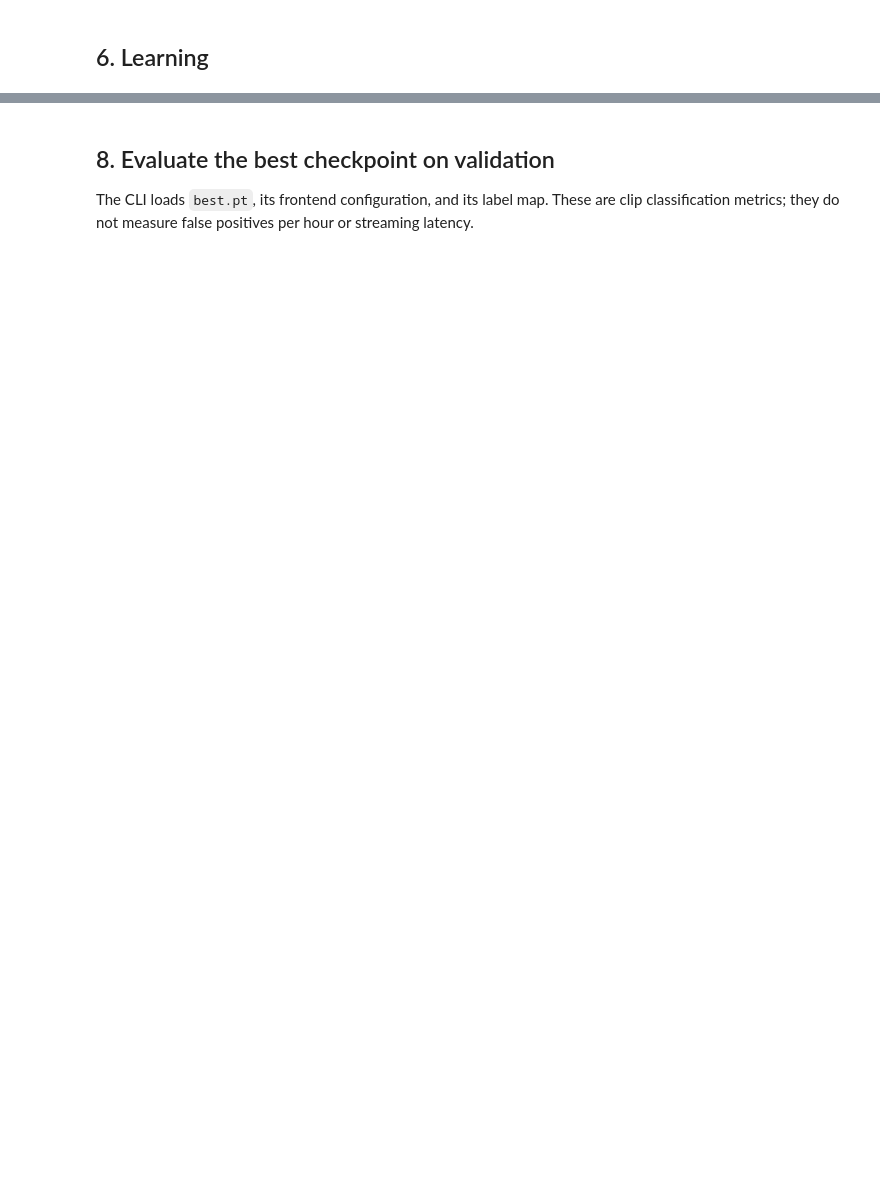
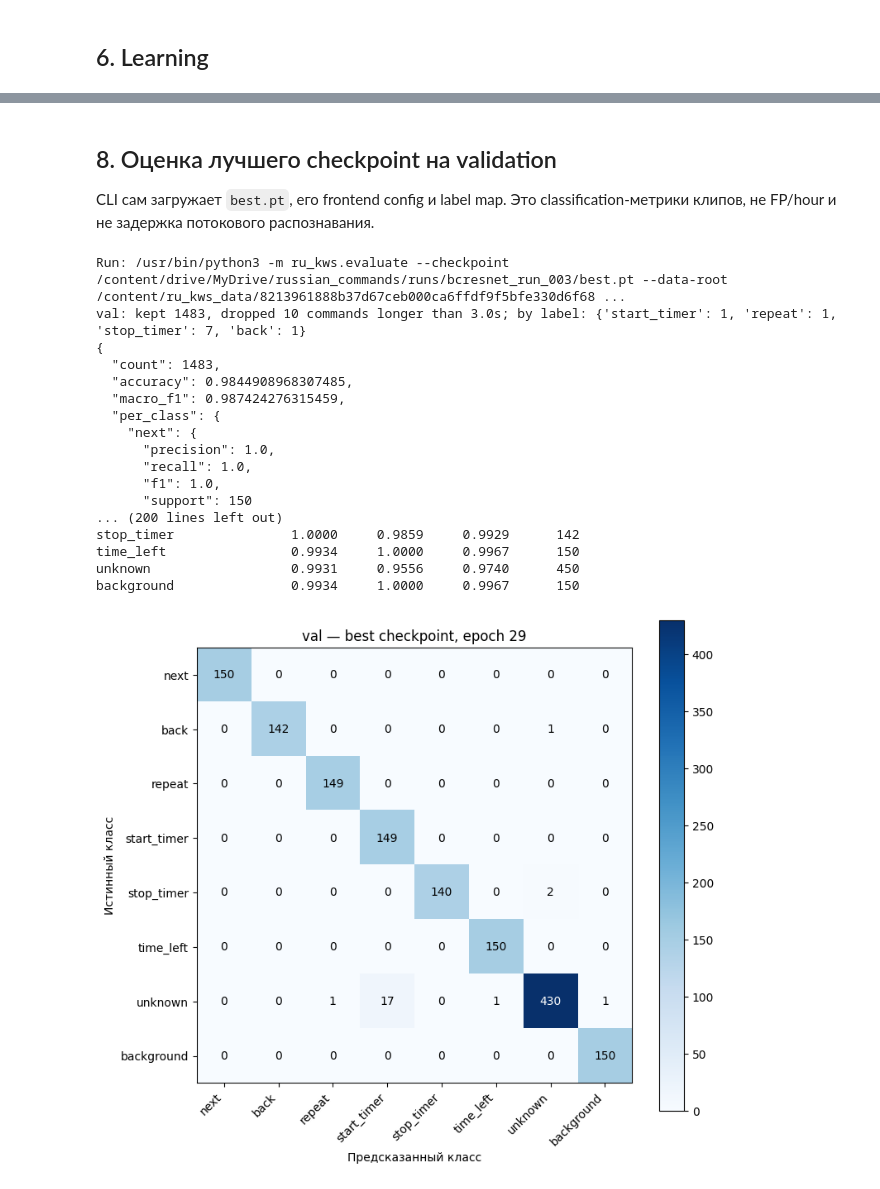
Before and after one commit to mole88/ru-kws, a Jupyter notebook: notebooks/ru_kws_training.ipynb, the cells around one changed output, grey strips where cells are left out. Drawn from its saved outputs; the diff is of its cells as text; code cells hidden in the pictures; blank space fills up the shorter version.

Commit message:
model with frontend

```diff
--- a/notebooks/ru_kws_training.ipynb
+++ b/notebooks/ru_kws_training.ipynb
@@ -9,12 +9,12 @@ REPO_URL = "https://github.com/mole88/ru-kws.git"
 REPO_REF = "master"
 DATASET_ZIP = Path("/content/drive/MyDrive/russian_commands/russian_commands_v001_clean_manual.zip")
 
-RUN_NAME = "bcresnet_run_002"
+RUN_NAME = "bcresnet_run_003"
 RUNS_ROOT = Path("/content/drive/MyDrive/russian_commands/runs")
 WINDOW_SECONDS = 3.0
 BASE_C = 64                   # 8/12/16/24/48/64; 64 - BC-ResNet-8
-BATCH_SIZE = 32
-MAX_EPOCHS = 30
+BATCH_SIZE = 64
+MAX_EPOCHS = 60
 LEARNING_RATE = 3e-4
 REQUIRE_GPU = torch.cuda.is_available()
 
@@ -23,4 +23,4 @@ RUN_FINAL_TEST = True
 RUN_DIR = RUNS_ROOT / RUN_NAME
 os.environ["PYTHONUNBUFFERED"] = "1" # for realtime logs output
 os.environ["MPLBACKEND"] = "Agg" # for stable working with graphics libs
-print("Run path:", RUN_DIR)
+print("Pun path:", RUN_DIR)
@@ -65,7 +69,7 @@ def extract_cached(archive, parent):
         for member in members:
             destination = (root / member.filename).resolve()
             if not destination.is_relative_to(root) or stat.S_ISLNK(member.external_attr >> 16):
-                raise ValueError(f"Invalid path in ZIP: {member.filename}")
+                raise ValueError(f"Wrong path: {member.filename}")
         print(f"Unpacking {len(members)} files...", flush=True)
         zf.extractall(target)
     marker.write_text(digest)
@@ -75,7 +79,7 @@ def find_root(parent, marker, required):
     candidates = [p.parent for p in parent.rglob(marker)
                   if "__MACOSX" not in p.parts and all((p.parent / item).exists() for item in required)]
     if len(candidates) != 1:
-        raise ValueError(f"Expected one directory containing {marker}, found: {candidates}")
+        raise ValueError(f"Ожидалась одна папка с {marker}, найдены: {candidates}")
     return candidates[0]
 
 REPO = Path(tempfile.mkdtemp(prefix="ru-kws-", dir="/content"))
@@ -172,41 +251,60 @@ plt.show()
 # %% [markdown]
-## 8. Evaluate the best checkpoint on validation
+## 8. Оценка лучшего checkpoint на validation
 
-The CLI loads `best.pt`, its frontend configuration, and its label map.
-These are clip classification metrics; they do not measure false positives per hour or streaming latency.
+CLI сам загружает `best.pt`, его frontend config и label map.
+Это classification-метрики клипов, не FP/hour и не задержка потокового распознавания.
 # %%
 def evaluate_split(split):
     checkpoint = RUN_DIR / "best.pt"
     if not checkpoint.is_file():
-        raise FileNotFoundError(f"Checkpoint not found: {checkpoint}")
+        raise FileNotFoundError(f"Не найден checkpoint: {checkpoint}")
     output_path = RUN_DIR / "reports" / f"{split}.json"
     run([sys.executable, "-m", "ru_kws.evaluate", "--checkpoint", checkpoint,
          "--data-root", DATA_ROOT, "--split", split, "--output", output_path], cwd=REPO)
     return json.loads(output_path.read_text(encoding="utf-8"))
 
 def show_report(report):
     import numpy as np
     print(f"Epoch: {report['epoch']} | split: {report['split']} | N={report['count']}")
     print(f"Accuracy: {report['accuracy']:.4f} | macro F1: {report['macro_f1']:.4f}")
     print(f"{'Class':20s} {'Precision':>10s} {'Recall':>10s} {'F1':>10s} {'Support':>8s}")
     for name in report["class_order"]:
         row = report["per_class"][name]
         print(f"{name:20s} {row['precision']:10.4f} {row['recall']:10.4f} {row['f1']:10.4f} {row['support']:8d}")
     cm = np.array(report["confusion_matrix"])
     fig, ax = plt.subplots(figsize=(8, 7))
     im = ax.imshow(cm, cmap="Blues")
     names = report["class_order"]
     ax.set_xticks(range(len(names)), names, rotation=45, ha="right")
     ax.set_yticks(range(len(names)), names)
     for (i, j), value in np.ndenumerate(cm):
         ax.text(j, i, str(value), ha="center", va="center",
                 color="white" if value > cm.max() / 2 else "black")
-    ax.set_xlabel("Predicted class"); ax.set_ylabel("True class")
+    ax.set_xlabel("Предсказанный класс"); ax.set_ylabel("Истинный класс")
     ax.set_title(f"{report['split']} — best checkpoint, epoch {report['epoch']}")
     fig.colorbar(im, ax=ax); fig.tight_layout()
     fig.savefig(RUN_DIR / "reports" / f"{report['split']}_confusion.png", dpi=150)
     plt.show()
 
 val_report = evaluate_split("val")
 show_report(val_report)
+# %% [output]
+Run: /usr/bin/python3 -m ru_kws.evaluate --checkpoint /content/drive/MyDrive/russian_commands/runs/bcresnet_run_003/best.pt --data-root /content/ru_kws_data/8213961888b37d67ceb000ca6ffdf9f5bfe330d6f68 ...
+val: kept 1483, dropped 10 commands longer than 3.0s; by label: {'start_timer': 1, 'repeat': 1, 'stop_timer': 7, 'back': 1}
+{
+  "count": 1483,
+  "accuracy": 0.9844908968307485,
+  "macro_f1": 0.987424276315459,
+  "per_class": {
+    "next": {
+      "precision": 1.0,
+      "recall": 1.0,
+      "f1": 1.0,
+      "support": 150
+... (200 lines left out)
+stop_timer               1.0000     0.9859     0.9929      142
+time_left                0.9934     1.0000     0.9967      150
+unknown                  0.9931     0.9556     0.9740      450
+background               0.9934     1.0000     0.9967      150
+[figure, added]
 # %% [markdown]
```
Also changed, not shown: parts of 24 cells of this notebook.
